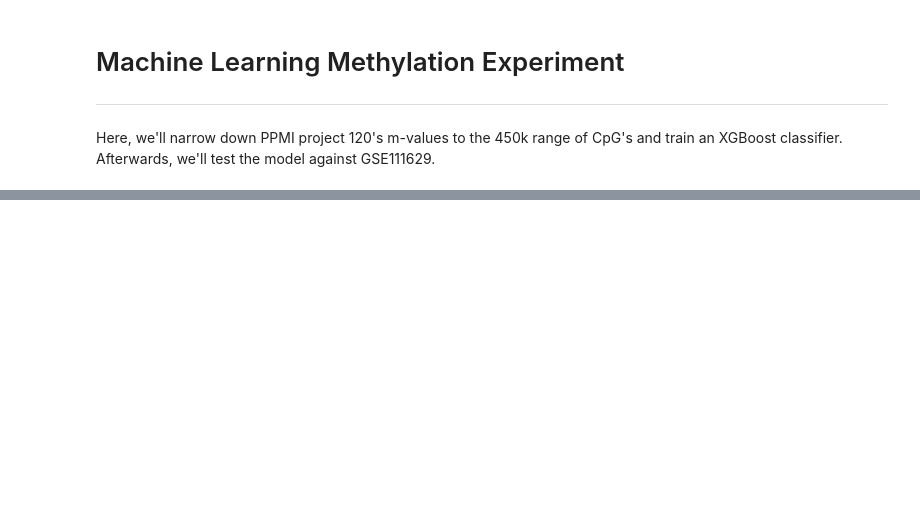
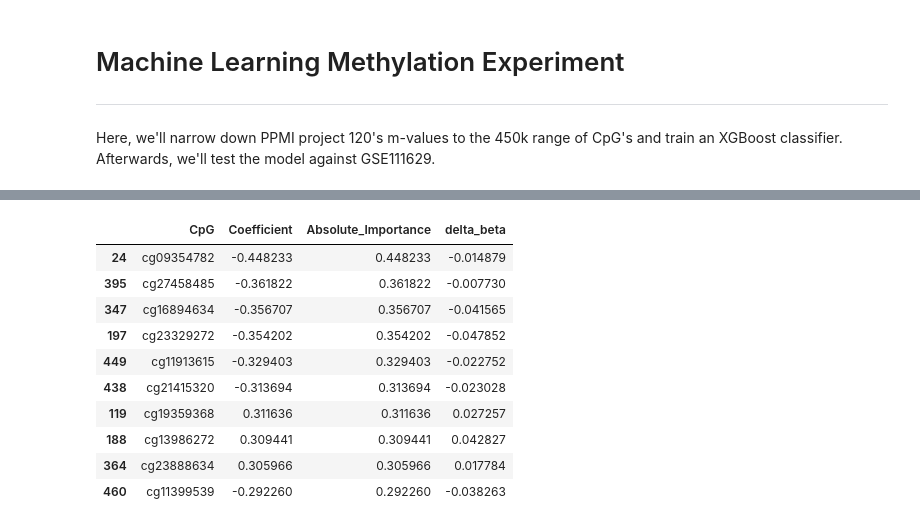
Before and after one commit to perpk/methylation-analysis, a Jupyter notebook: python/ML/methyl-ml_ppmi-vs-gse111629.ipynb, the cells around one changed output, grey strips where cells are left out. Cells and saved outputs as stored; diff of their text form; code cells hidden in the pictures; blank space fills up the shorter version.

```diff
--- a/python/ML/methyl-ml_ppmi-vs-gse111629.ipynb
+++ b/python/ML/methyl-ml_ppmi-vs-gse111629.ipynb
@@ -7,3 +7,5 @@ import pandas as pd
 src_data_path = "/root/data/ppmi/data_ppmi.parquet"
 df_ppmi = pd.read_parquet(src_data_path)
 df_ppmi = df_ppmi[df_ppmi["Sample_Group"].isin(["Control", "PD"])]
+# %%
+df_beta_means = pd.read_csv("/root/data/ppmi/beta_means.csv", index_col=0)
@@ -123,0 +524,15 @@ Name: count, dtype: int64
+# %%
+final_feature_df = final_feature_df.merge(df_beta_means[['delta_beta']], left_on='CpG', right_index=True, how='left')
+final_feature_df.sort_values(by='Absolute_Importance', ascending=False).head(10)
+# %% [output]
+|  | CpG | Coefficient | Absolute_Importance | delta_beta |
+| 24 | cg09354782 | -0.448233 | 0.448233 | -0.014879 |
+| 395 | cg27458485 | -0.361822 | 0.361822 | -0.007730 |
+| 347 | cg16894634 | -0.356707 | 0.356707 | -0.041565 |
+| 197 | cg23329272 | -0.354202 | 0.354202 | -0.047852 |
+| 449 | cg11913615 | -0.329403 | 0.329403 | -0.022752 |
+| 438 | cg21415320 | -0.313694 | 0.313694 | -0.023028 |
+| 119 | cg19359368 | 0.311636 | 0.311636 | 0.027257 |
+| 188 | cg13986272 | 0.309441 | 0.309441 | 0.042827 |
+| 364 | cg23888634 | 0.305966 | 0.305966 | 0.017784 |
+| 460 | cg11399539 | -0.292260 | 0.292260 | -0.038263 |
```
Also changed, not shown: parts of 24 cells of this notebook, 6 other files.
